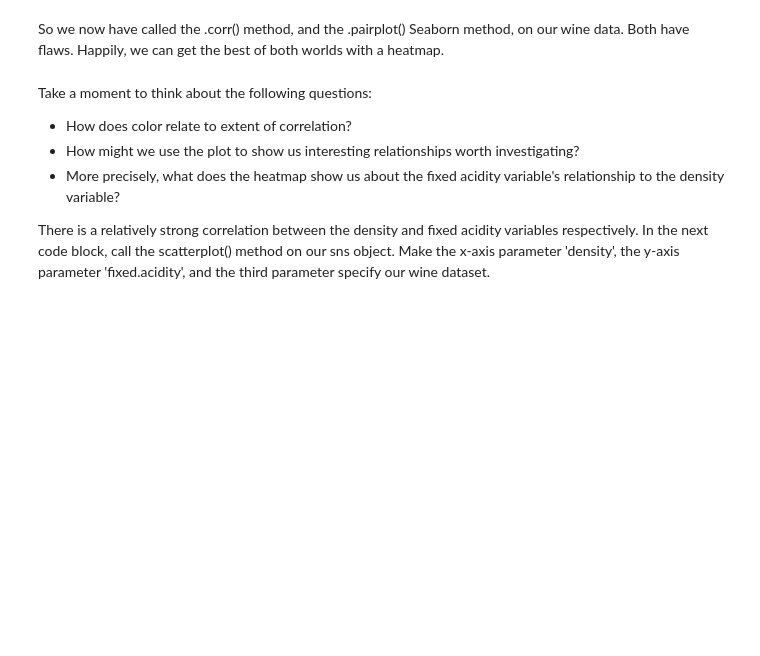
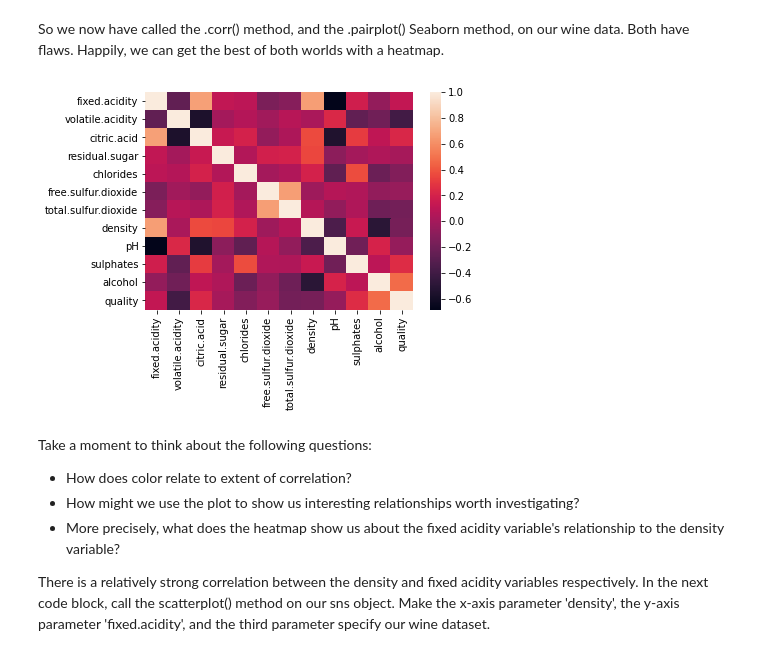
Before and after one commit to allen44/case-study-linear-regression, a Jupyter notebook: Springboard Regression Case Study - the Red Wine Dataset - Tier 3.ipynb, the cells around one changed output. Saved outputs shown, nothing was run; the diff lists cells and outputs as text; code cells hidden in the pictures; blank space fills up the shorter version.

```diff
--- a/Springboard Regression Case Study - the Red Wine Dataset - Tier 3.ipynb
+++ b/Springboard Regression Case Study - the Red Wine Dataset - Tier 3.ipynb
@@ -225,7 +225,9 @@ Here's a couple things you might have noticed:
 So we now have called the .corr() method, and the .pairplot() Seaborn method, on our wine data. Both have flaws. Happily, we can get the best of both worlds with a heatmap.
 # %%
 # Make a heatmap of the data
-_ _ _
+sns.heatmap(df.corr());
+# %% [output]
+[figure, added]
 # %% [markdown]
 Take a moment to think about the following questions:
 - How does color relate to extent of correlation?
```
Also changed, not shown: parts of 2 cells of this notebook.
